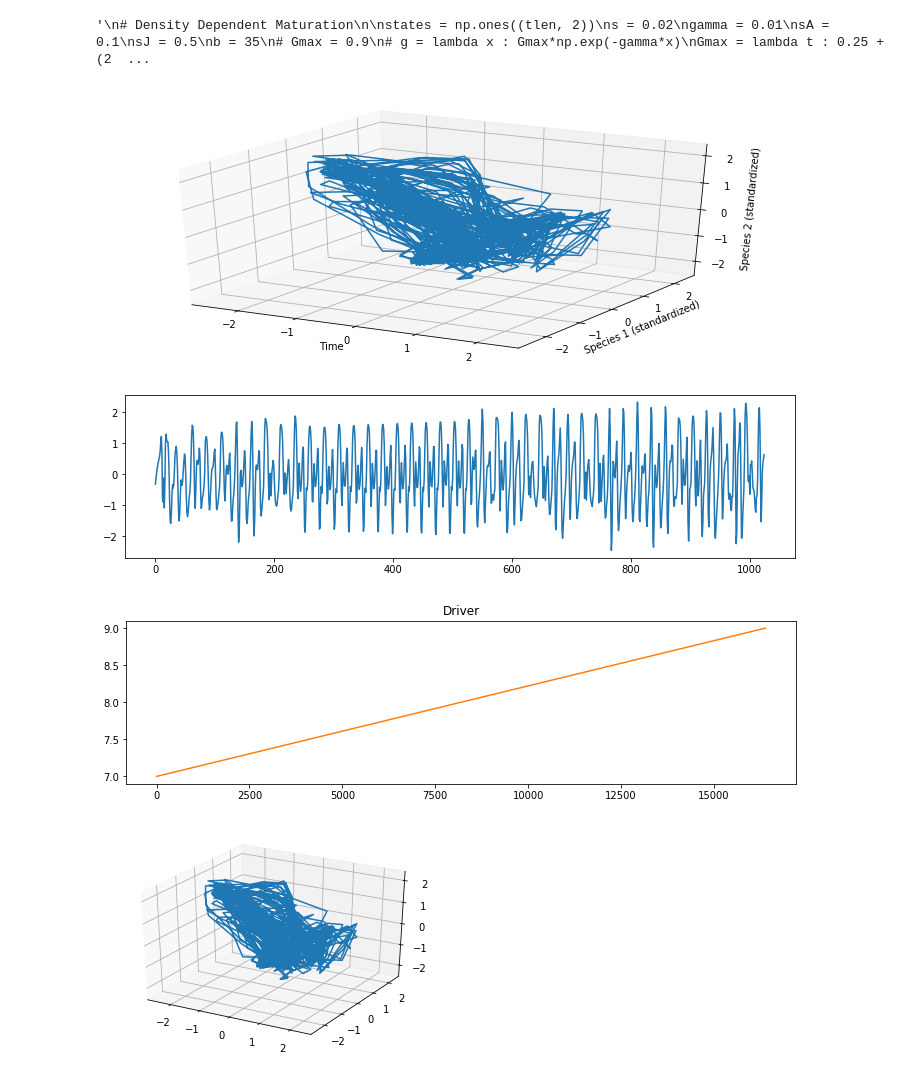
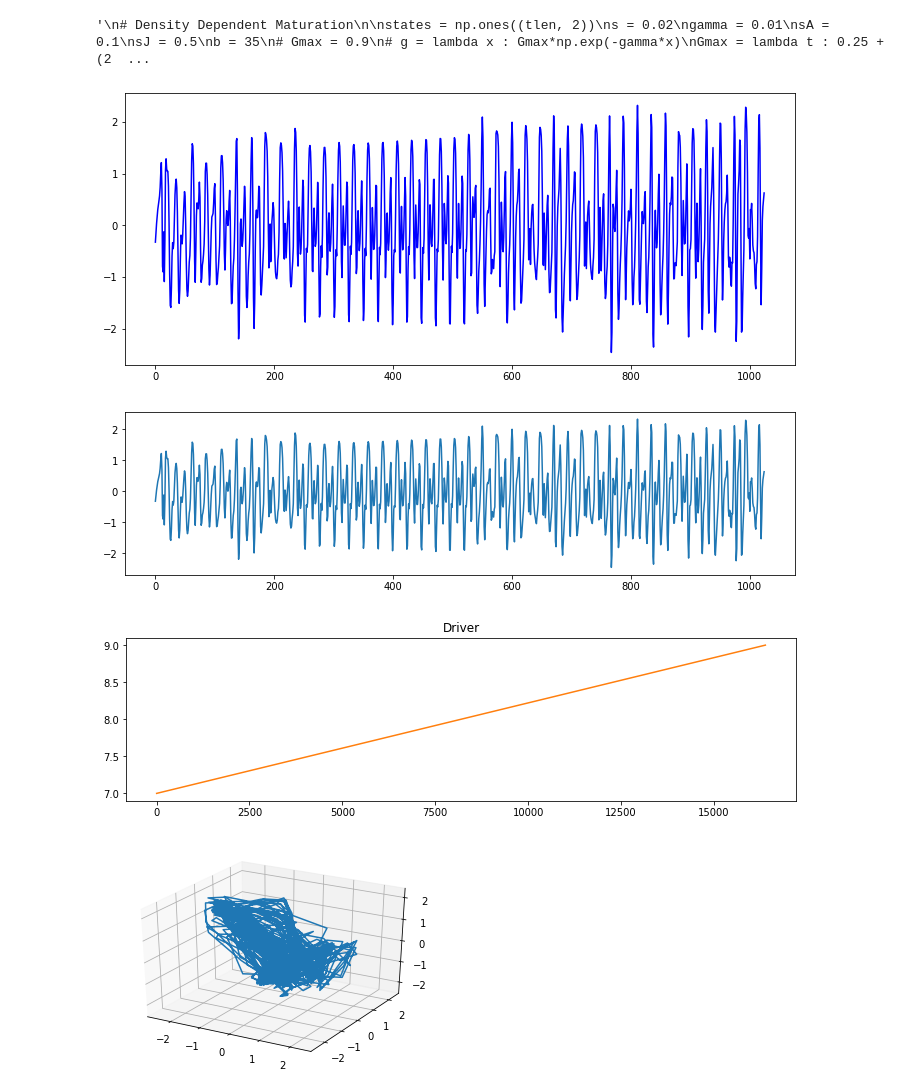
Before and after one commit to kenflat2/Nonlinear-Regression, a Jupyter notebook: GP Experimenter.ipynb, the cells around one changed output. Saved outputs shown, nothing was run; the diff lists cells and outputs as text; code cells hidden in the pictures.

```diff
--- a/GP Experimenter.ipynb
+++ b/GP Experimenter.ipynb
@@ -361,7 +364,7 @@ for ind in range(len(digiDrivers)):
 gtsr = F(t)
 # %%
 fig2 = plt.figure(2,figsize=(12,5))
-"""
+
 if dim == 1:
     ax2 = plt.subplot()
     ax2.plot(Xr[:,0],"b") # states
@@ -371,7 +374,9 @@ elif dim == 2:
 else:
     ax2 = fig2.gca(projection="3d")
     ax2.plot(Xr[:,0],Xr[:,1],Xr[:,2])
+
 """
+embst = 3
 ax2 = fig2.gca(projection="3d")
 # ax2.plot(t[settlingTime:],Xr[:,0],Xr[:,1])
 ax2.plot(Xr[:-2*embst,0],Xr[1*embst:-1*embst,0],Xr[2*embst:,0])
@@ -379,37 +384,37 @@ ax2.plot(Xr[:-2*embst,0],Xr[1*embst:-1*embst,0],Xr[2*embst:,0])
 ax2.set_xlabel("Time")
 ax2.set_ylabel("Species 1 (standardized)")
 ax2.set_zlabel("Species 2 (standardized)")
-
+"""
 # ax2.set_title("Density Dependent Maturation")
 plt.savefig("Raw Data")
 
 figTS, axTS = plt.subplots(dim,figsize=(12,dim*3))
 if dim != 1:
     figTS, axTS = plt.subplots(dim,figsize=(12,dim*3))
     axTS[0].set_title("Cross section Time Series")
     for i in range(dim):
         axTS[i].set_title("Index: {ind}".format(ind=i))
         axTS[i].plot(Xr[:,i])
 else:
     axTS.plot(Xr[:])
 
 plt.savefig("Individual Dimensions")
 
 if ndrivers != 0:
     figD, axD = plt.subplots(ndrivers, figsize=(12,ndrivers*3))
     if ndrivers == 1:
         axD.set_title("Driver")
         axD.plot(gtsr, c="tab:orange")
     else:
         axD[0].set_title("Driver(s)")
         for d in range(ndrivers):
             axD[d].plot(gtsr[:,d], c="tab:orange")
 
     plt.savefig("Drivers")
 
 plt.show()
 # %% [output]
-[figure, old version]
+[figure, new version]
 [figure]
 [figure]
 # %%
```
Also changed, not shown: parts of 3 cells of this notebook, 1 other file.
